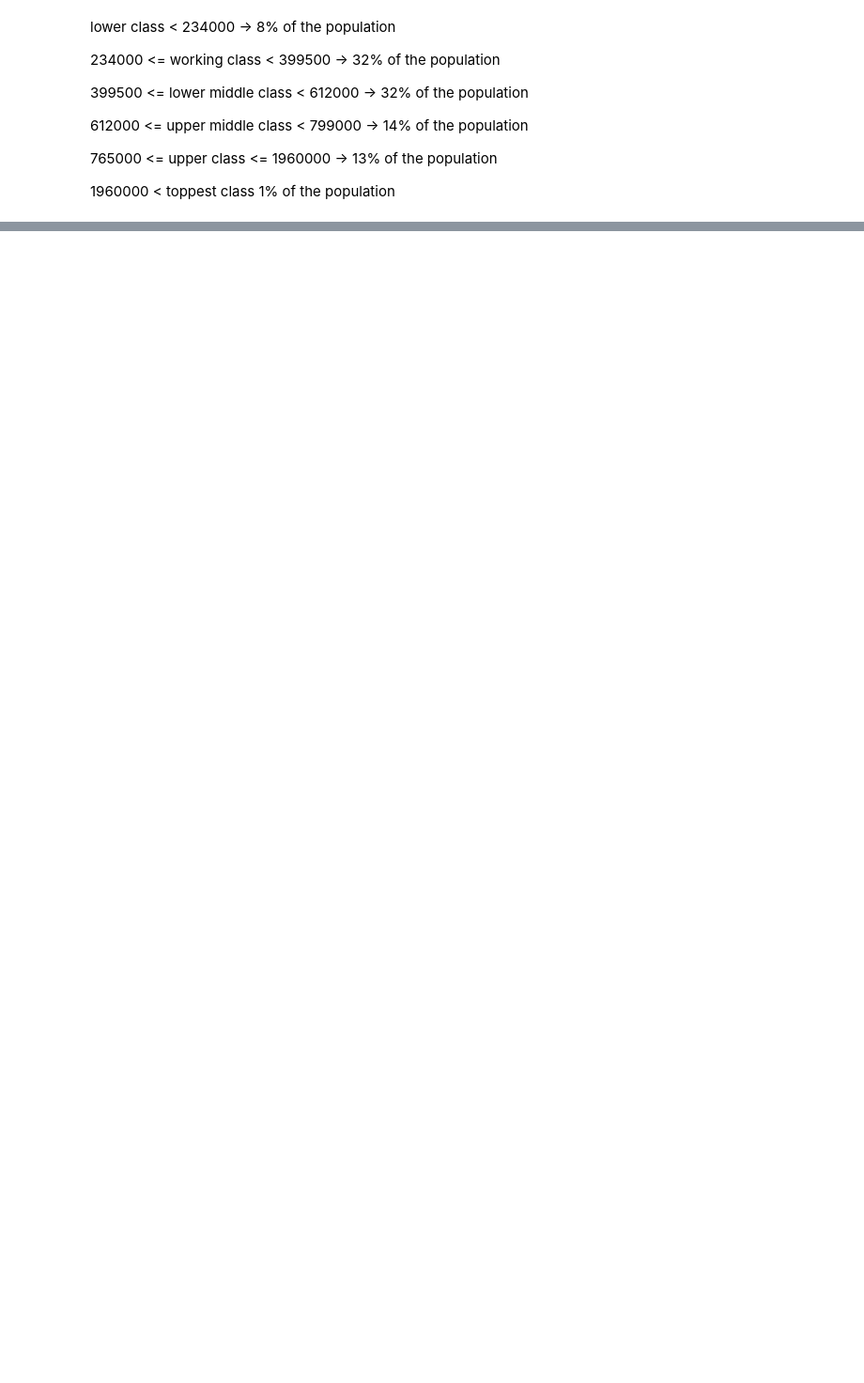
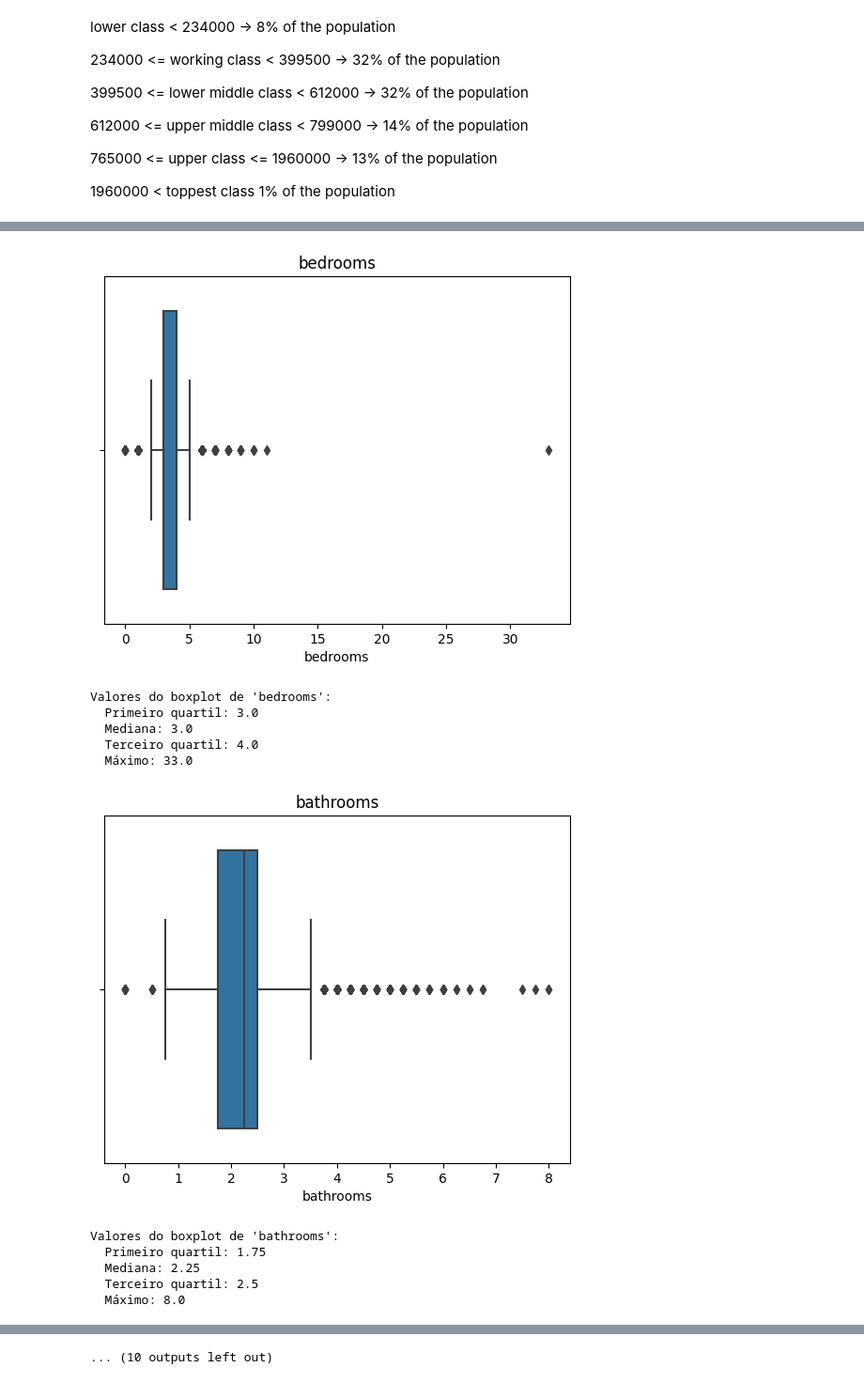
Before and after one commit to lcarva12/IA, a Jupyter notebook: regra_de_associacao_para_descobrir_perfil_de_classe_social_das_casas/LUCAS_E_GABRIELA_AULA_PRATICA_IV_Regras_Associacao.ipynb, the cells around one changed output, grey strips where cells are left out. Shown at 94% size. Drawn from its saved outputs; the diff is of its cells as text; code cells hidden in the pictures; blank space fills up the shorter version.

```diff
--- a/regra_de_associacao_para_descobrir_perfil_de_classe_social_das_casas/LUCAS_E_GABRIELA_AULA_PRATICA_IV_Regras_Associacao.ipynb
+++ b/regra_de_associacao_para_descobrir_perfil_de_classe_social_das_casas/LUCAS_E_GABRIELA_AULA_PRATICA_IV_Regras_Associacao.ipynb
@@ -120,0 +182,39 @@ lower class < 234000 -> 8% of the population
+# %%
+# Inicializar o scaler
+scaler = MinMaxScaler()
+
+# Normalizar as colunas numéricas
+cols_to_normalize = ['sqft_living', 'sqft_lot', 'sqft_above', 'sqft_basement']
+data[cols_to_normalize] = scaler.fit_transform(data[cols_to_normalize])
+# %%
+# Obter as colunas numéricas do DataFrame
+numeric_cols = data.select_dtypes(include='number').columns
+
+# Plotar box plot para todas as colunas numéricas
+for col in numeric_cols:
+    sns.boxplot(x=data[col])
+    plt.title(col)
+    plt.show()
+
+    # Obter estatísticas resumidas
+    stats = data[col].describe()
+
+    print(f"Valores do boxplot de '{col}':")
+    print(f"  Primeiro quartil: {stats['25%']}")
+    print(f"  Mediana: {stats['50%']}")
+    print(f"  Terceiro quartil: {stats['75%']}")
+    print(f"  Máximo: {stats['max']}")
+    print()
+# %% [output]
+[figure, added]
+Valores do boxplot de 'bedrooms':
+  Primeiro quartil: 3.0
+  Mediana: 3.0
+  Terceiro quartil: 4.0
+  Máximo: 33.0
+[figure, added]
+Valores do boxplot de 'bathrooms':
+  Primeiro quartil: 1.75
+  Mediana: 2.25
+  Terceiro quartil: 2.5
+  Máximo: 8.0
@@ -120,0 +245 @@ lower class < 234000 -> 8% of the population
+... (10 outputs left out)
```
Also changed, not shown: parts of 79 cells of this notebook.
